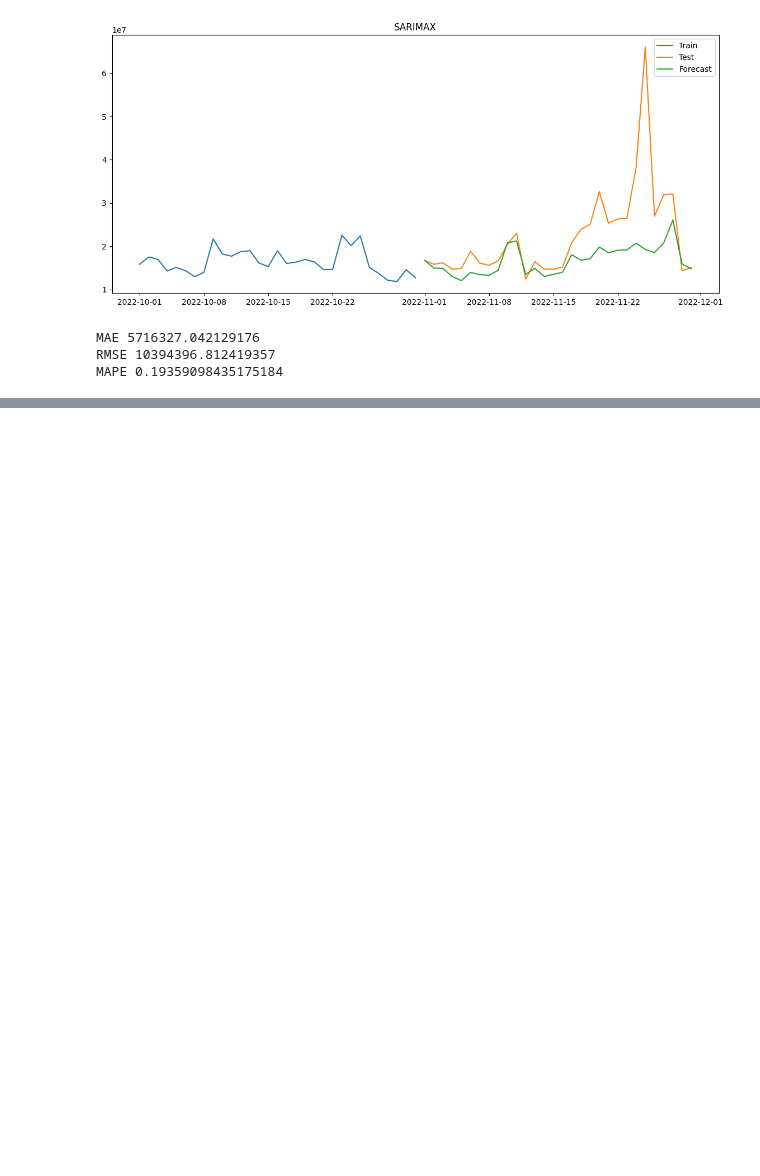
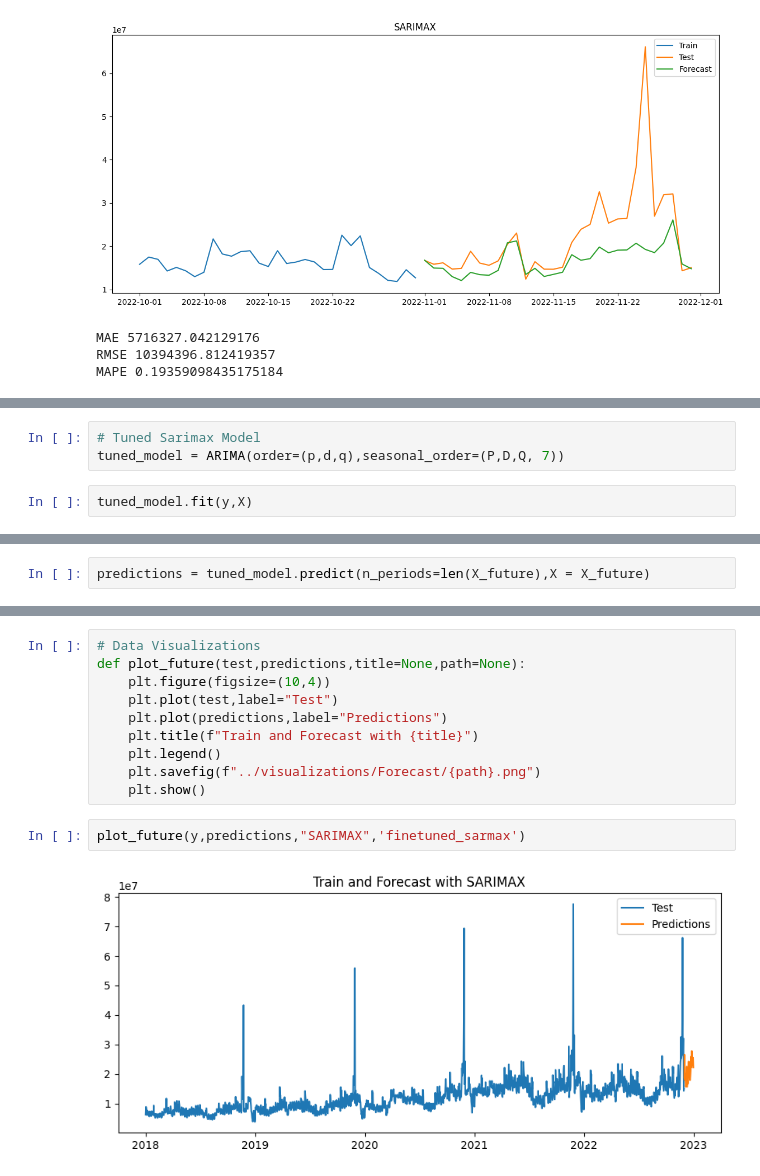
Before and after one commit to anandreddy05/Daily_Revenue_Forecasting, a Jupyter notebook: notebooks/models.ipynb, the cells around one changed output, grey strips where cells are left out. Drawn from its saved outputs; the diff is of its cells as text; blank space fills up the shorter version.

Commit message:
Finetuned Sarimax

```diff
--- a/notebooks/models.ipynb
+++ b/notebooks/models.ipynb
@@ -286,0 +517,5 @@ MAPE 0.19359098435175184
+# %%
+# Tuned Sarimax Model
+tuned_model = ARIMA(order=(p,d,q),seasonal_order=(P,D,Q, 7))
+# %%
+tuned_model.fit(y,X)
@@ -286,0 +524,2 @@ MAPE 0.19359098435175184
+# %%
+predictions = tuned_model.predict(n_periods=len(X_future),X = X_future)
@@ -286,0 +538,14 @@ MAPE 0.19359098435175184
+# %%
+# Data Visualizations
+def plot_future(test,predictions,title=None,path=None):
+    plt.figure(figsize=(10,4))
+    plt.plot(test,label="Test")
+    plt.plot(predictions,label="Predictions")
+    plt.title(f"Train and Forecast with {title}")
+    plt.legend()
+    plt.savefig(f"../visualizations/Forecast/{path}.png")
+    plt.show()
+# %%
+plot_future(y,predictions,"SARIMAX",'finetuned_sarmax')
+# %% [output]
+[figure, added]
```
Also changed, not shown: parts of 33 cells of this notebook.
